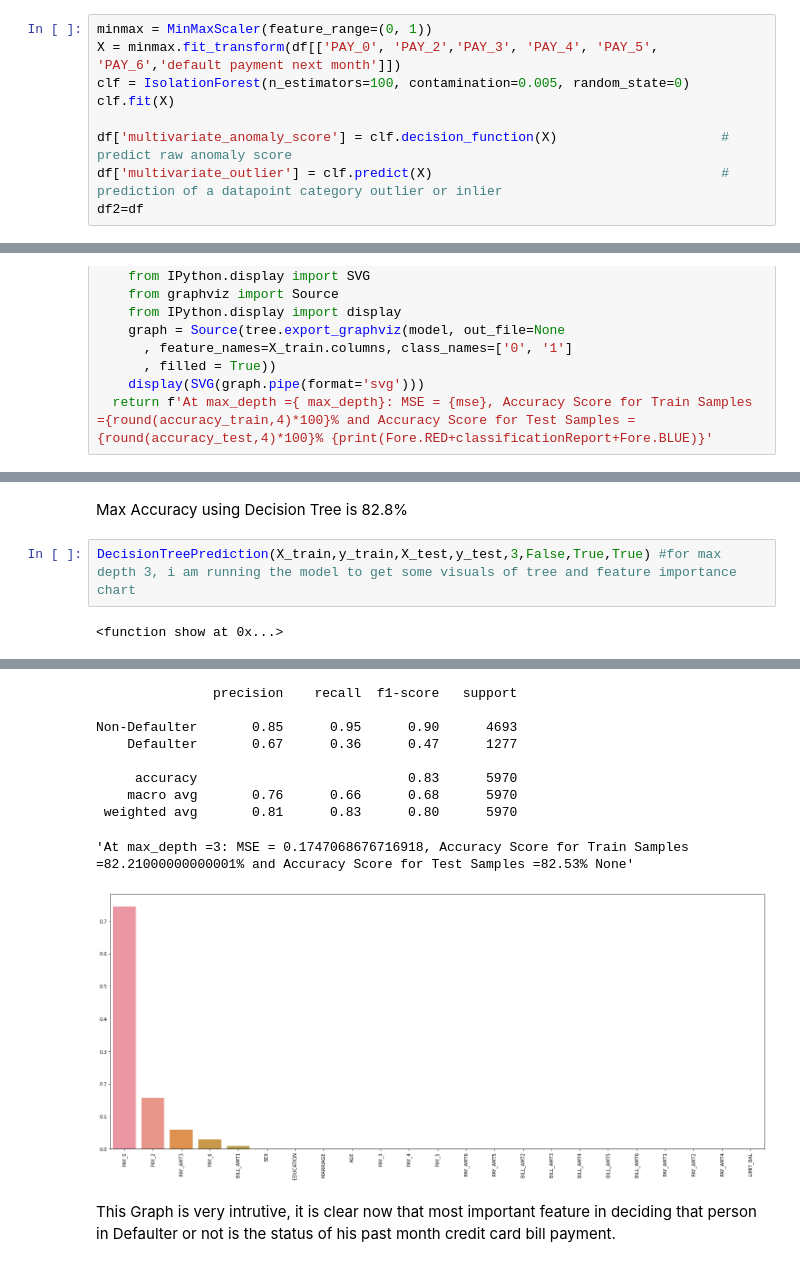
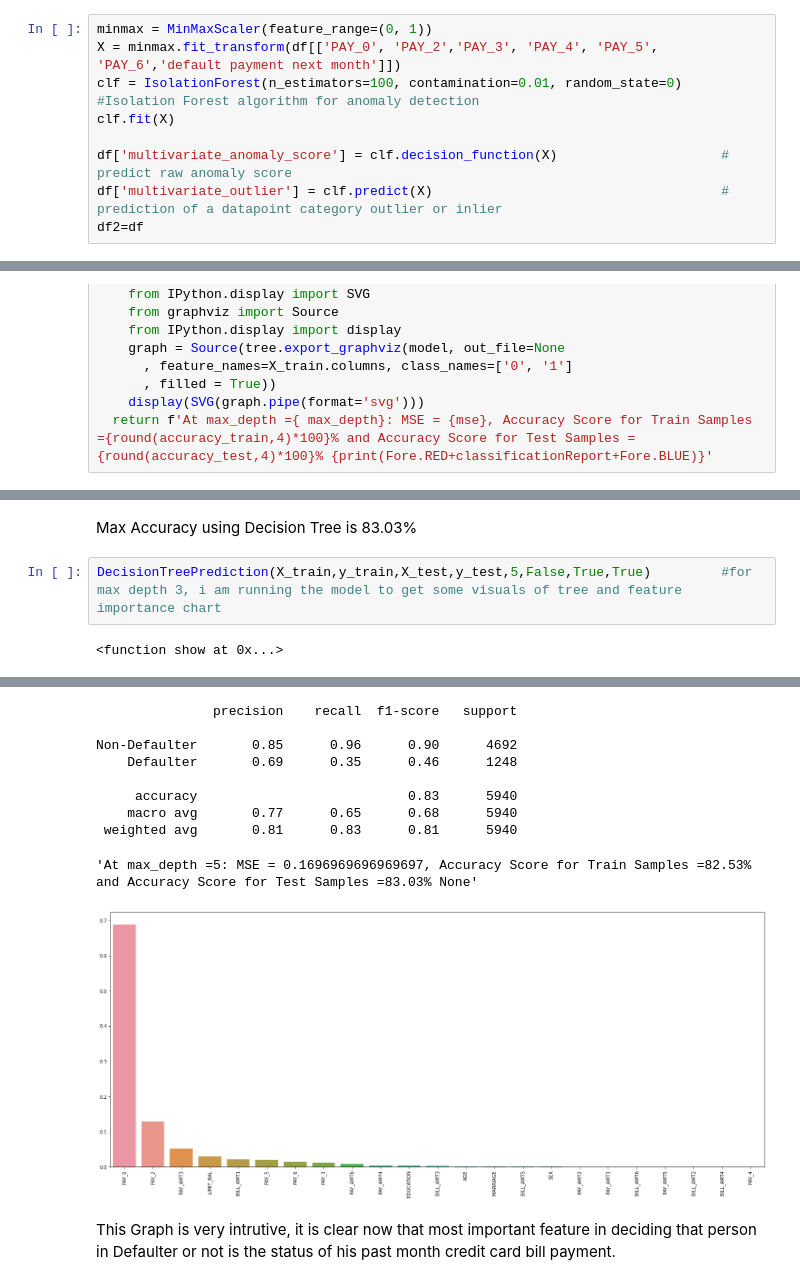
Before and after one commit to pranav168/Credit-Card-Default-Prediction, a Jupyter notebook: Credit_Card_Default_Prediction_final_Capstone_Project.ipynb, the cells around one changed output, grey strips where cells are left out. Saved outputs shown, nothing was run; the diff lists cells and outputs as text.

```diff
--- a/Credit_Card_Default_Prediction_final_Capstone_Project.ipynb
+++ b/Credit_Card_Default_Prediction_final_Capstone_Project.ipynb
@@ -148,7 +204,7 @@ lets do a Anomaly detection now, the most correlated feature with our label is P
 # %%
 minmax = MinMaxScaler(feature_range=(0, 1))
 X = minmax.fit_transform(df[['PAY_0', 'PAY_2','PAY_3', 'PAY_4', 'PAY_5', 'PAY_6','default payment next month']])
-clf = IsolationForest(n_estimators=100, contamination=0.005, random_state=0)
+clf = IsolationForest(n_estimators=100, contamination=0.01, random_state=0)     #Isolation Forest algorithm for anomaly detection
 clf.fit(X)
 
 df['multivariate_anomaly_score'] = clf.decision_function(X)                     # predict raw anomaly score
@@ -246,20 +301,20 @@ At max_depth =12: MSE = 0.19748743718592965, Accuracy Score for Train Samples =8
 # %% [markdown]
-Max Accuracy using Decision Tree is 82.8%
+Max Accuracy using Decision Tree is 83.03%
 # %%
-DecisionTreePrediction(X_train,y_train,X_test,y_test,3,False,True,True) #for max depth 3, i am running the model to get some visuals of tree and feature importance chart
+DecisionTreePrediction(X_train,y_train,X_test,y_test,5,False,True,True)         #for max depth 3, i am running the model to get some visuals of tree and feature importance chart
 # %% [output]
 <function show at 0x...>
 [drawing not drawn]
                precision    recall  f1-score   support
 
-Non-Defaulter       0.85      0.95      0.90      4693
-    Defaulter       0.67      0.36      0.47      1277
+Non-Defaulter       0.85      0.96      0.90      4692
+    Defaulter       0.69      0.35      0.46      1248
 
-     accuracy                           0.83      5970
-    macro avg       0.76      0.66      0.68      5970
- weighted avg       0.81      0.83      0.80      5970
+     accuracy                           0.83      5940
+    macro avg       0.77      0.65      0.68      5940
+ weighted avg       0.81      0.83      0.81      5940
-'At max_depth =3: MSE = 0.1747068676716918, Accuracy Score for Train Samples =82.21000000000001% and Accuracy Score for Test Samples =82.53% None'
+'At max_depth =5: MSE = 0.1696969696969697, Accuracy Score for Train Samples =82.53% and Accuracy Score for Test Samples =83.03% None'
-[figure, old version]
+[figure, new version]
 # %% [markdown]
 This Graph is very intrutive, it is clear now that most important feature in  deciding that person in Defaulter or not is the status of his past month credit card bill payment.
 # %%
```
Also changed, not shown: parts of 36 cells of this notebook.
